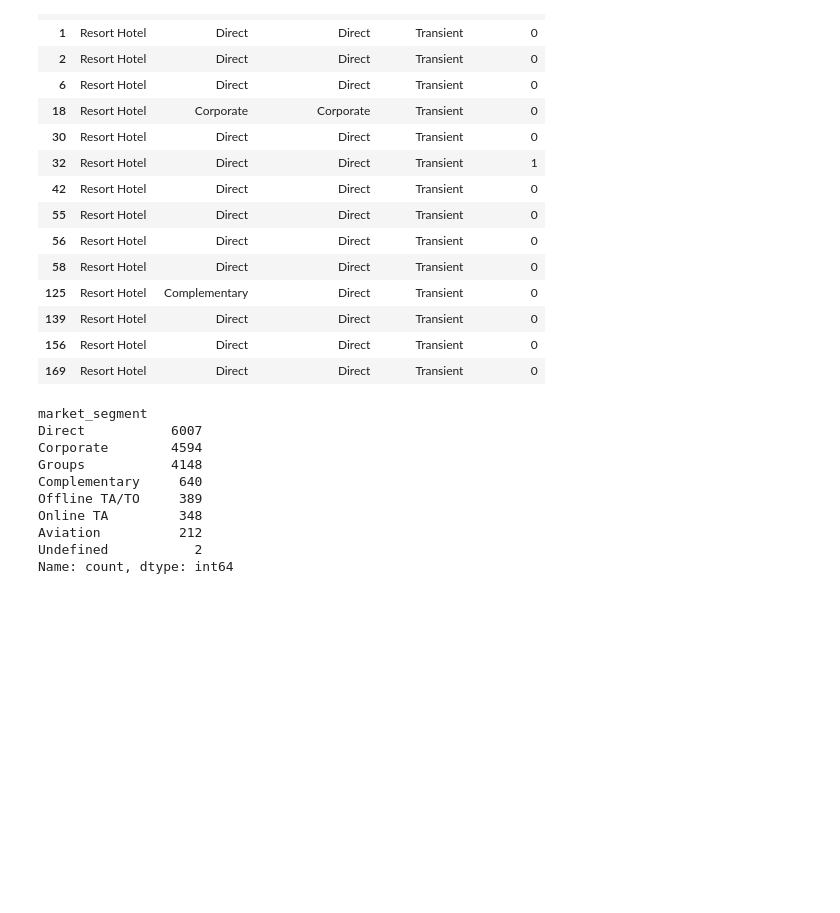
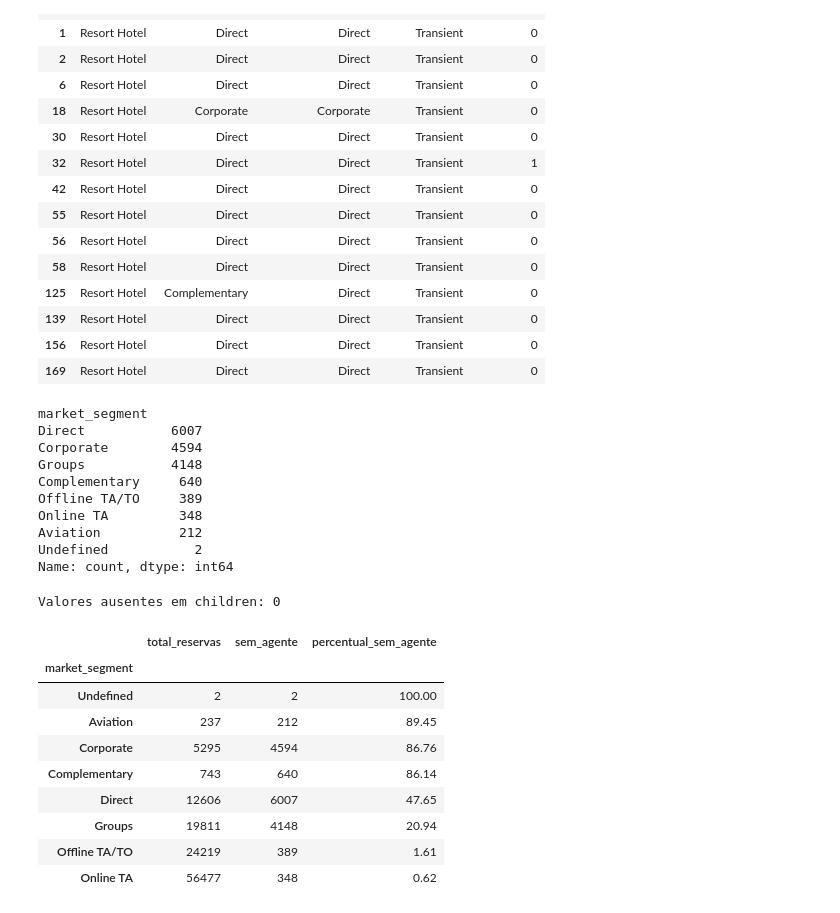
Before and after one commit to Gustazx22/projetodataset, a Jupyter notebook: projeto.ipynb, the cells around one changed output. Saved outputs shown, nothing was run; the diff lists cells and outputs as text; code cells hidden in the pictures; blank space fills up the shorter version.

```diff
--- a/projeto.ipynb
+++ b/projeto.ipynb
@@ -1503,3 +1503,46 @@ Online TA         348
 Aviation          212
 Undefined           2
 Name: count, dtype: int64
+# %%
+df_modelagem["children"] = (
+    df_modelagem["children"].fillna(
+        df_modelagem["children"].median()
+    )
+)
+
+print("Valores ausentes em children:",
+      df_modelagem["children"].isna().sum())
+# %% [output]
+Valores ausentes em children: 0
+# %%
+# Comparar a presença de agente por segmento de mercado
+
+resumo_agent = df_modelagem.groupby(
+    "market_segment"
+).agg(
+    total_reservas=("agent", "size"),
+    sem_agente=("agent", lambda x: x.isna().sum())
+)
+
+resumo_agent["percentual_sem_agente"] = (
+    resumo_agent["sem_agente"] /
+    resumo_agent["total_reservas"] * 100
+).round(2)
+
+display(
+    resumo_agent.sort_values(
+        by="percentual_sem_agente",
+        ascending=False
+    )
+)
+# %% [output]
+|  | total_reservas | sem_agente | percentual_sem_agente |
+| market_segment |  |  |  |
+| Undefined | 2 | 2 | 100.00 |
+| Aviation | 237 | 212 | 89.45 |
+| Corporate | 5295 | 4594 | 86.76 |
+| Complementary | 743 | 640 | 86.14 |
+| Direct | 12606 | 6007 | 47.65 |
+| Groups | 19811 | 4148 | 20.94 |
+| Offline TA/TO | 24219 | 389 | 1.61 |
+| Online TA | 56477 | 348 | 0.62 |
```
Also changed, not shown: parts of 12 cells of this notebook.
